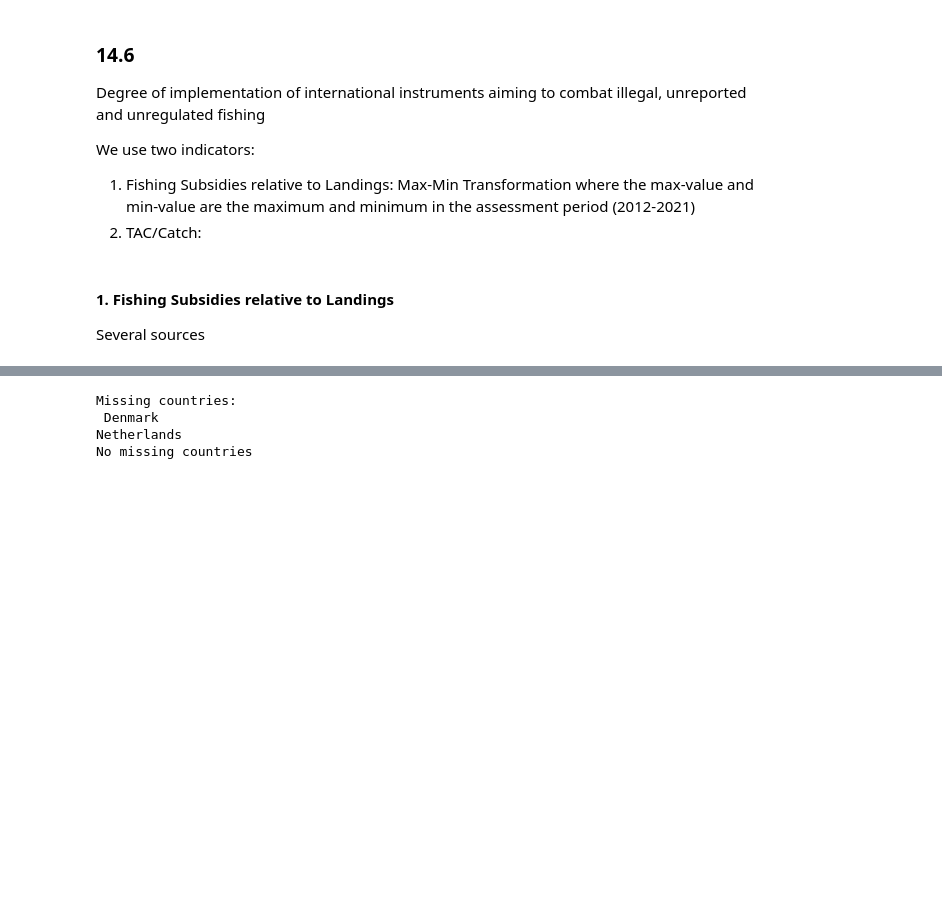
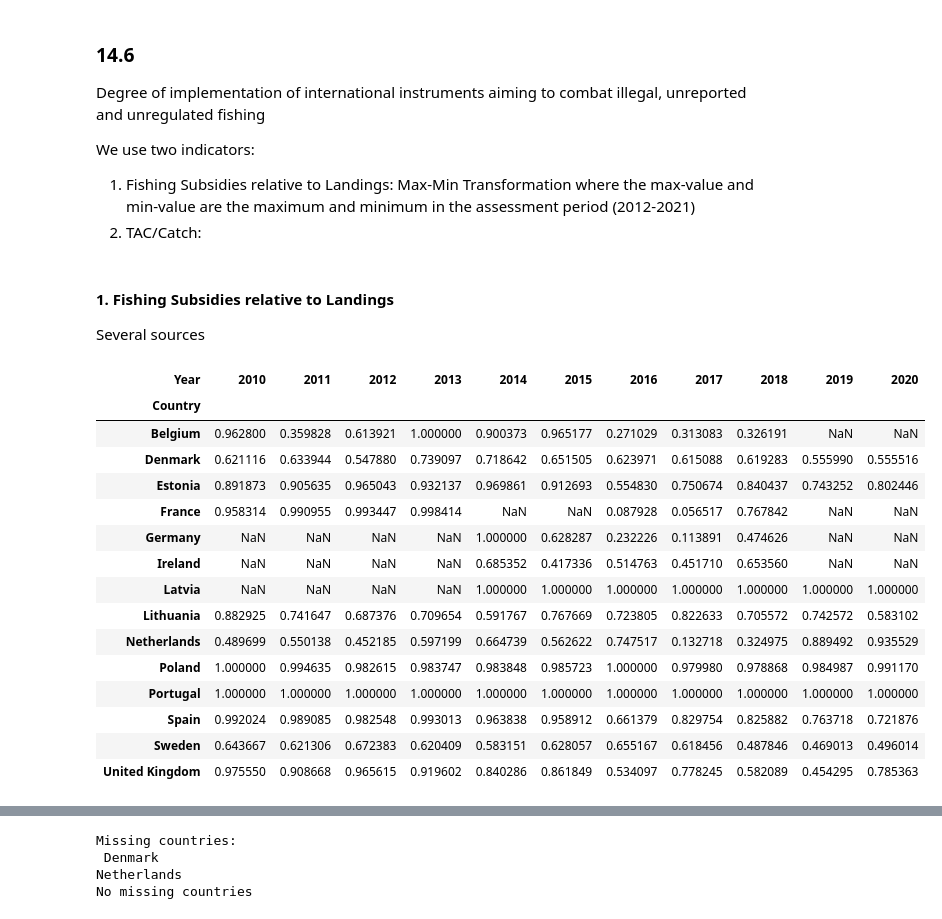
Before and after one commit to isaldiviagonzatti/sdg14, a Jupyter notebook: code/exploreSDG14.ipynb, the cells around one changed output, grey strips where cells are left out. Drawn from its saved outputs; the diff is of its cells as text; code cells hidden in the pictures; blank space fills up the shorter version.

```diff
--- a/code/exploreSDG14.ipynb
+++ b/code/exploreSDG14.ipynb
@@ -938,5 +1044,26 @@ negativeValues(fse)
 # fse = fse.pivot_table(columns='Year', index='Country', values='Value', aggfunc='mean')
 # fse[[2012, 2016, 2020]]
+# %%
+# risk over total subsidies
+fse = fse.groupby(["Country", "Year"]).sum(numeric_only=True)
+(fseRisk/fse).pivot_table(index="Country", columns="Year", values="Value")
+# %% [output]
+| Year | 2010 | 2011 | 2012 | 2013 | 2014 | 2015 | 2016 | 2017 | 2018 | 2019 | 2020 |
+| Country |  |  |  |  |  |  |  |  |  |  |  |
+| Belgium | 0.962800 | 0.359828 | 0.613921 | 1.000000 | 0.900373 | 0.965177 | 0.271029 | 0.313083 | 0.326191 | NaN | NaN |
+| Denmark | 0.621116 | 0.633944 | 0.547880 | 0.739097 | 0.718642 | 0.651505 | 0.623971 | 0.615088 | 0.619283 | 0.555990 | 0.555516 |
+| Estonia | 0.891873 | 0.905635 | 0.965043 | 0.932137 | 0.969861 | 0.912693 | 0.554830 | 0.750674 | 0.840437 | 0.743252 | 0.802446 |
+| France | 0.958314 | 0.990955 | 0.993447 | 0.998414 | NaN | NaN | 0.087928 | 0.056517 | 0.767842 | NaN | NaN |
+| Germany | NaN | NaN | NaN | NaN | 1.000000 | 0.628287 | 0.232226 | 0.113891 | 0.474626 | NaN | NaN |
+| Ireland | NaN | NaN | NaN | NaN | 0.685352 | 0.417336 | 0.514763 | 0.451710 | 0.653560 | NaN | NaN |
+| Latvia | NaN | NaN | NaN | NaN | 1.000000 | 1.000000 | 1.000000 | 1.000000 | 1.000000 | 1.000000 | 1.000000 |
+| Lithuania | 0.882925 | 0.741647 | 0.687376 | 0.709654 | 0.591767 | 0.767669 | 0.723805 | 0.822633 | 0.705572 | 0.742572 | 0.583102 |
+| Netherlands | 0.489699 | 0.550138 | 0.452185 | 0.597199 | 0.664739 | 0.562622 | 0.747517 | 0.132718 | 0.324975 | 0.889492 | 0.935529 |
+| Poland | 1.000000 | 0.994635 | 0.982615 | 0.983747 | 0.983848 | 0.985723 | 1.000000 | 0.979980 | 0.978868 | 0.984987 | 0.991170 |
+| Portugal | 1.000000 | 1.000000 | 1.000000 | 1.000000 | 1.000000 | 1.000000 | 1.000000 | 1.000000 | 1.000000 | 1.000000 | 1.000000 |
+| Spain | 0.992024 | 0.989085 | 0.982548 | 0.993013 | 0.963838 | 0.958912 | 0.661379 | 0.829754 | 0.825882 | 0.763718 | 0.721876 |
+| Sweden | 0.643667 | 0.621306 | 0.672383 | 0.620409 | 0.583151 | 0.628057 | 0.655167 | 0.618456 | 0.487846 | 0.469013 | 0.496014 |
+| United Kingdom | 0.975550 | 0.908668 | 0.965615 | 0.919602 | 0.840286 | 0.861849 | 0.534097 | 0.778245 | 0.582089 | 0.454295 | 0.785363 |
 # %%
 # Landings in USD
 # https://data.oecd.org/fish/fish-landings.htm
```
Also changed, not shown: parts of 11 cells of this notebook, 1 other file.
